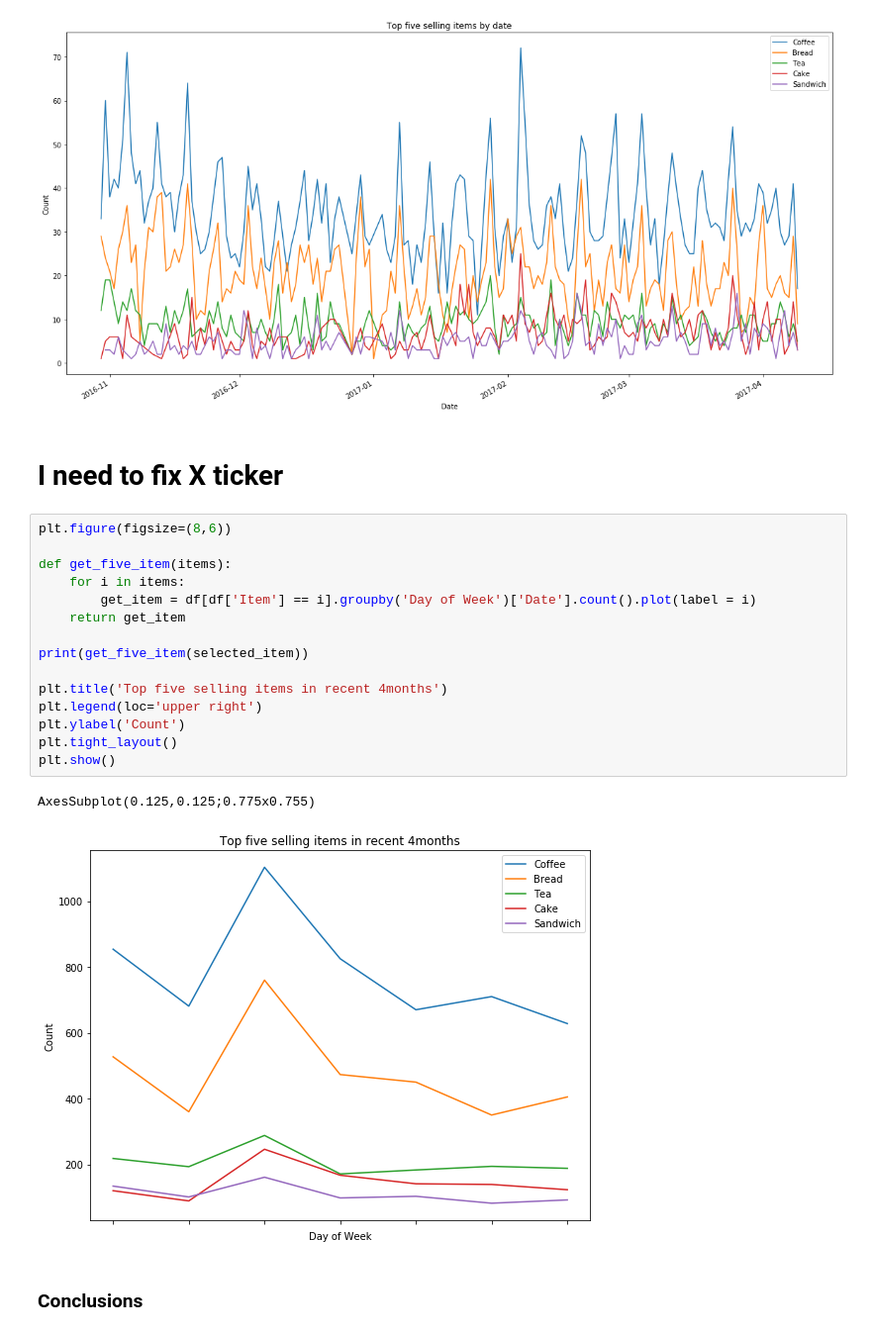
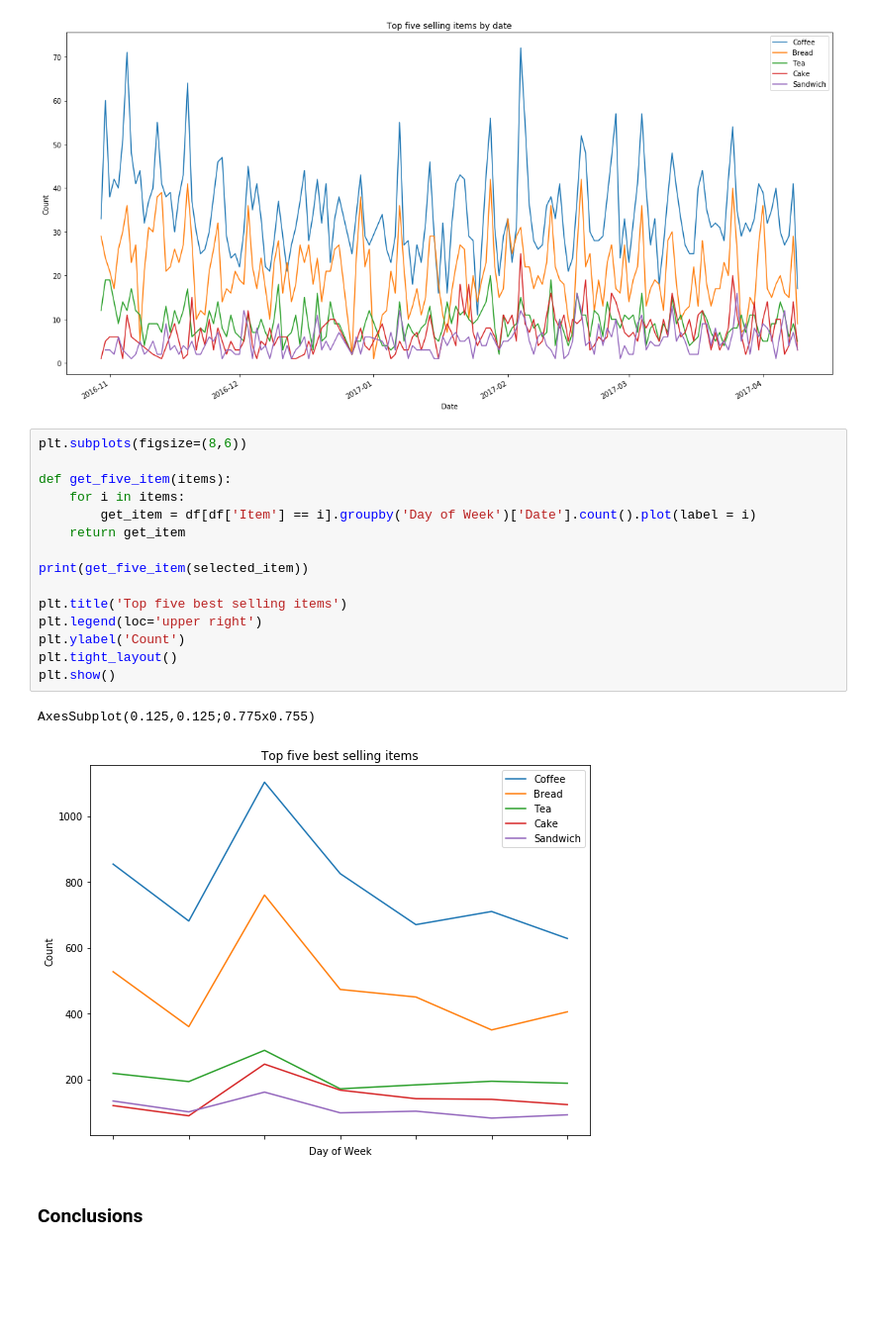
Before and after one commit to Hyunjin89/bread-dataset, a Jupyter notebook: Bread dataset.ipynb, the cells around one changed output. Shown at 99% size. Drawn from its saved outputs; the diff is of its cells as text; blank space fills up the shorter version.

```diff
--- a/Bread dataset.ipynb
+++ b/Bread dataset.ipynb
@@ -121,25 +121,23 @@ plt.tight_layout()
 # %% [output]
 AxesSubplot(0.125,0.2;0.775x0.68)
 [figure]
-# %% [markdown]
-# I need to fix  X ticker
 # %%
-plt.figure(figsize=(8,6))
+plt.subplots(figsize=(8,6))
 
 def get_five_item(items):
     for i in items:
         get_item = df[df['Item'] == i].groupby('Day of Week')['Date'].count().plot(label = i)
     return get_item
 
 print(get_five_item(selected_item))
 
-plt.title('Top five selling items in recent 4months')
+plt.title('Top five best selling items')
 plt.legend(loc='upper right')
 plt.ylabel('Count')
 plt.tight_layout()
 plt.show()
 # %% [output]
 AxesSubplot(0.125,0.125;0.775x0.755)
-[figure, old version]
+[figure, new version]
 # %% [markdown]
 ### Conclusions
```
